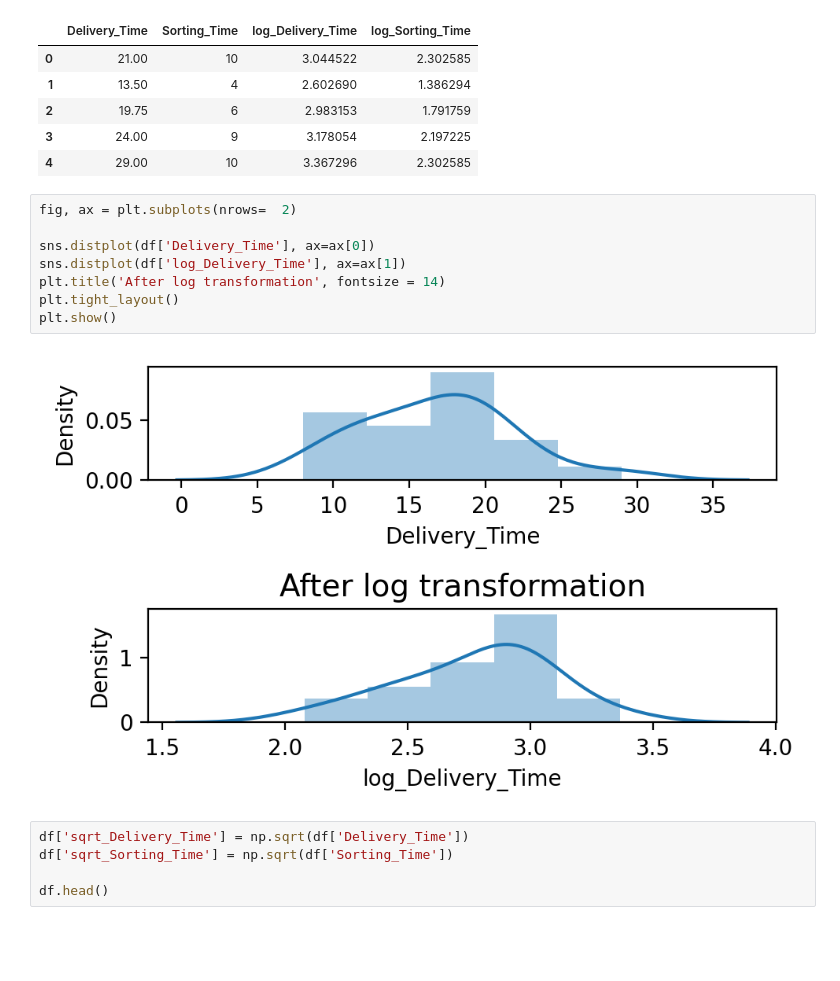
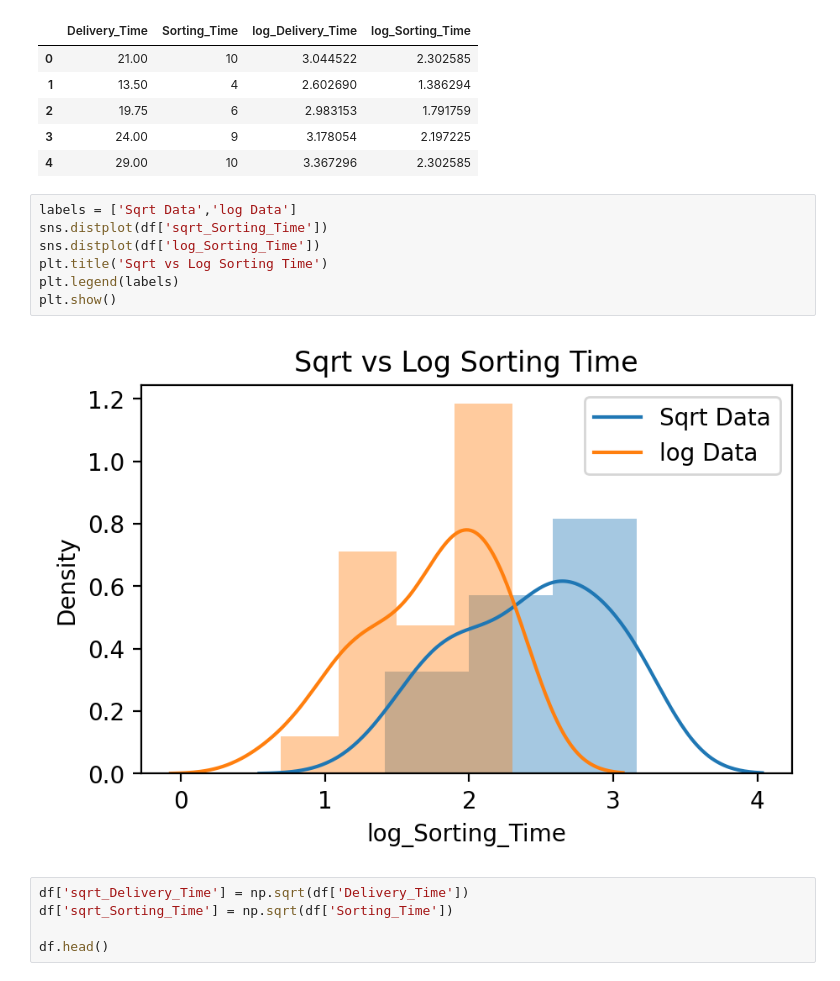
Before and after one commit to kunal-mallick/Data-Science-Assignments, a Jupyter notebook: 04_Simple Linear Regression/Code/Q1.ipynb, the cells around one changed output. Saved outputs shown, nothing was run; the diff lists cells and outputs as text; blank space fills up the shorter version.

```diff
--- a/04_Simple Linear Regression/Code/Q1.ipynb
+++ b/04_Simple Linear Regression/Code/Q1.ipynb
@@ -127,16 +127,15 @@ df.head()
 | 2 | 19.75 | 6 | 2.983153 | 1.791759 |
 | 3 | 24.00 | 9 | 3.178054 | 2.197225 |
 | 4 | 29.00 | 10 | 3.367296 | 2.302585 |
-# %%
-fig, ax = plt.subplots(nrows=  2)
-
-sns.distplot(df['Delivery_Time'], ax=ax[0])
-sns.distplot(df['log_Delivery_Time'], ax=ax[1])
-plt.title('After log transformation', fontsize = 14)
-plt.tight_layout()
-plt.show()
-# %% [output]
-[figure, removed]
+# %%
+labels = ['Sqrt Data','log Data']
+sns.distplot(df['sqrt_Sorting_Time'])
+sns.distplot(df['log_Sorting_Time'])
+plt.title('Sqrt vs Log Sorting Time')
+plt.legend(labels)
+plt.show()
+# %% [output]
+[figure, added]
 # %%
 df['sqrt_Delivery_Time'] = np.sqrt(df['Delivery_Time'])
 df['sqrt_Sorting_Time'] = np.sqrt(df['Sorting_Time'])
```
Also changed, not shown: parts of 1 cell of this notebook.
